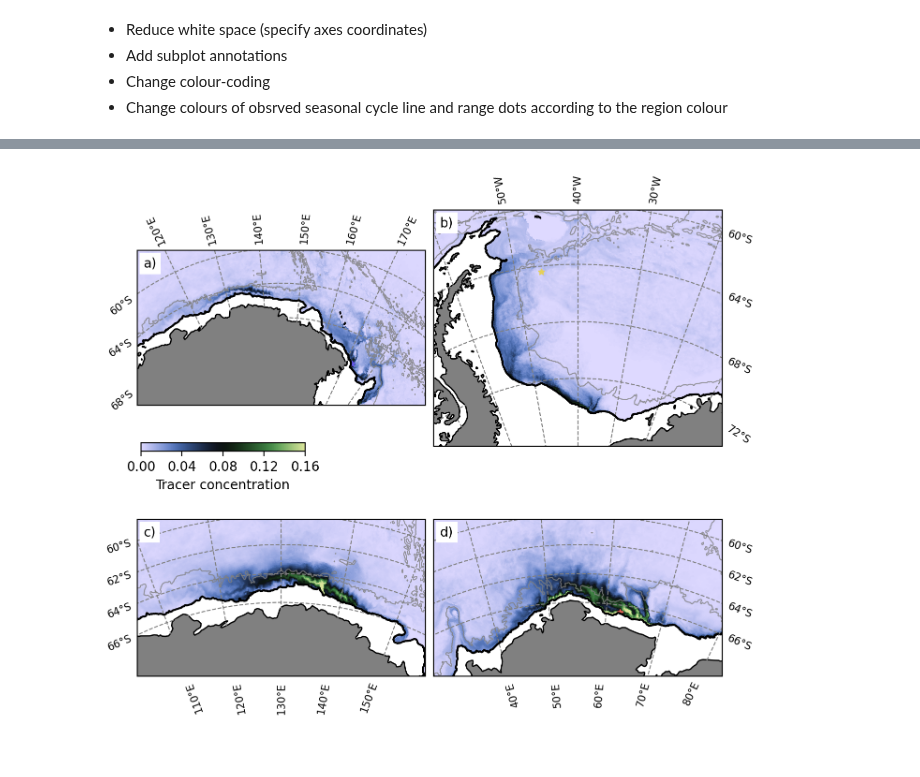
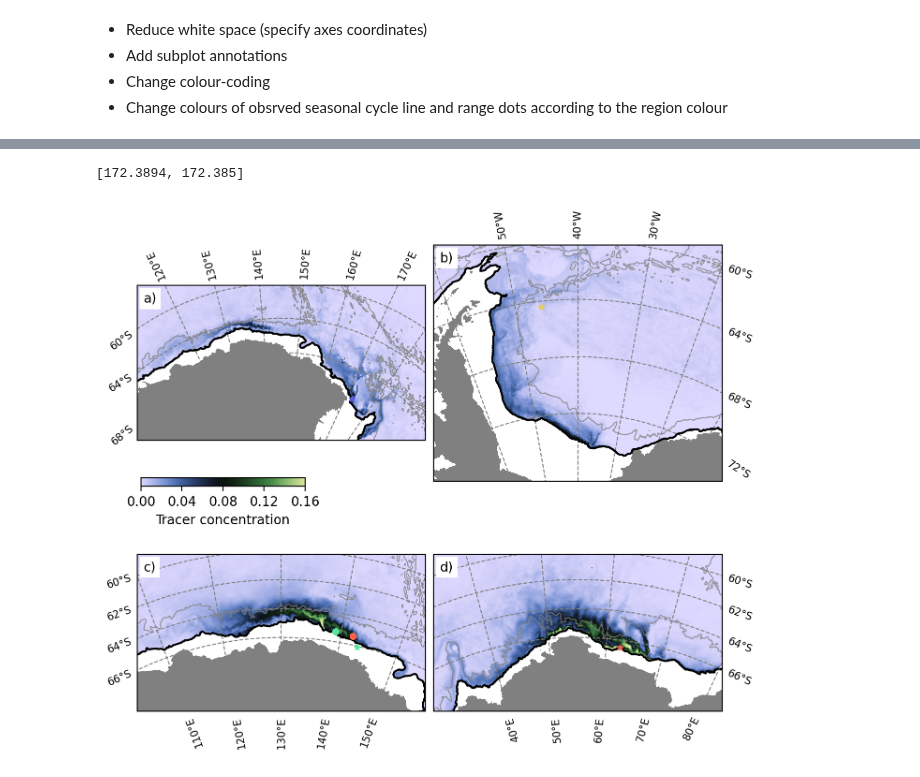
Before and after one commit to polinaesia/AABW_variability, a Jupyter notebook: Figure_model_validation_bottom.ipynb, the cells around one changed output, grey strips where cells are left out. Drawn from its saved outputs; the diff is of its cells as text; code cells hidden in the pictures.

```diff
--- a/Figure_model_validation_bottom.ipynb
+++ b/Figure_model_validation_bottom.ipynb
@@ -409,22 +424,24 @@ plt.legend()
 # %%
-mertz2_moved = [139-360, -65.3]
-model_mertz2_temp= temp.sel(xt_ocean=mertz2_moved[0],method='nearest').sel(yt_ocean=mertz2_moved[1],method='nearest')
+mertz_moved = [139-360, -65.3]
+mertz_moved2 = [142-360, -65.4]
+# model_mertz2_temp= bottom_temp.sel(xt_ocean=np.array(mertz_lon).mean()-360,method='nearest').sel(yt_ocean=np.array(mertz_lat).mean(),method='nearest')
+model_mertz2_temp = bottom_temp.sel(xt_ocean=mertz_moved[0], method='nearest').sel(yt_ocean=mertz_moved[1], method='nearest')
 model_mertz2_temp_clim = model_mertz2_temp.groupby('time.month').mean('time')
 model_mertz2_temp_range_annual = model_mertz2_temp.groupby('time.year').max('time') - model_mertz2_temp.groupby('time.year').min('time')
 
 # for CALM, I don't use digital subscript as both calm1 and calm2 datasets are from the same mooring (different instruments)
-model_calm_temp = temp.sel(xt_ocean=calm1.lon-360, method='nearest').sel(yt_ocean=calm1.lat, method='nearest')
+model_calm_temp = bottom_temp.sel(xt_ocean=np.array(calm_lon).mean()-360, method='nearest').sel(yt_ocean=np.array(calm_lat).mean(), method='nearest')
 model_calm_temp_clim = model_calm_temp.groupby('time.month').mean('time')
 model_calm_temp_range_annual = model_calm_temp.groupby('time.year').max('time') - model_calm_temp.groupby('time.year').min('time')
 
 
 # KOMBI
-model_kombi_temp = temp.sel(xt_ocean=kombi.longitude, method='nearest').sel(yt_ocean=kombi.latitude, method='nearest')
+model_kombi_temp = bottom_temp.sel(xt_ocean=kombi.longitude, method='nearest').sel(yt_ocean=kombi.latitude, method='nearest')
 model_kombi_temp_clim = model_kombi_temp.groupby('time.month').mean('time')
 model_kombi_temp_range_annual = model_kombi_temp.groupby('time.year').max('time') - model_kombi_temp.groupby('time.year').min('time')
 
 # AWI
-model_awi_temp = temp.sel(xt_ocean=awi217.lon, method='nearest').sel(yt_ocean=awi217.lat, method='nearest')
+model_awi_temp = bottom_temp.sel(xt_ocean=np.array(awi_lon).mean(), method='nearest').sel(yt_ocean=np.array(awi_lat).mean(), method='nearest')
 model_awi_temp_clim = model_awi_temp.groupby('time.month').mean('time')
 model_awi_temp_range_annual = model_awi_temp.groupby('time.year').max('time') - model_awi_temp.groupby('time.year').min('time')
 
@@ -811,9 +1146,13 @@ plt.savefig(f'{figdir}/model_obs_comparison.png', dpi=300)
+# %%
+calm_lon
+# %% [output]
+[172.3894, 172.385]
 # %%
 # Load data
-rsbw_range = xr.open_dataset('/g/data/x77/ps7863/data/AABW_variability/bottom_200m/RSBW_range_1968-2018.nc')
-albw_range = xr.open_dataset('/g/data/x77/ps7863/data/AABW_variability/bottom_200m/ALBW_range_1968-2018.nc')
-wsbw_range = xr.open_dataset('/g/data/x77/ps7863/data/AABW_variability/bottom_200m/WSBW_range_1968-2018.nc')
-pbbw_range = xr.open_dataset('/g/data/x77/ps7863/data/AABW_variability/bottom_200m/PBBW_range_1968-2018.nc')
+rsbw_range = xr.open_dataset('/g/data/x77/ps7863/data/AABW_variability/bottom_500m/RSBW_range_detrended_1968-2018.nc')
+albw_range = xr.open_dataset('/g/data/x77/ps7863/data/AABW_variability/bottom_500m/ALBW_range_detrended_1968-2018.nc')
+wsbw_range = xr.open_dataset('/g/data/x77/ps7863/data/AABW_variability/bottom_500m/WSBW_range_detrended_1968-2018.nc')
+pbbw_range = xr.open_dataset('/g/data/x77/ps7863/data/AABW_variability/bottom_500m/PBBW_range_detrended_1968-2018.nc')
 
 rsbw_range = rsbw_range['RSBW_range']
 albw_range = albw_range['ALBW_range']
@@ -883,9 +1218,6 @@ for name, pos in subplot_positions.items():
     r = regions[name]
     proj = ccrs.Stereographic(central_latitude=-90, central_longitude=r["midlon"])
     ax = fig.add_subplot(gs[pos], projection=proj)
-
-    ax.add_feature(land_50m)
-    ax.coastlines(resolution="50m")
     ax.set_extent([r["minlon"], r["maxlon"], r["minlat"], r["maxlat"]], crs=ccrs.PlateCarree())
     gl=ax.gridlines(draw_labels=True, linestyle='--', color='grey', x_inline=False, y_inline=False)
     ax.spines['geo'].set_visible(True)
@@ -908,7 +1240,7 @@ for name, pos in subplot_positions.items():
         gl.right_labels = False
         gl.xlocator = mticker.FixedLocator([120, 130, 140, 150, 160, 170, 180])
         gl.ylocator = mticker.FixedLocator([-68, -64, -60])
-        ax.scatter(calm1.lon, calm1.lat, s=20, marker='*', color=c_ross, transform=ccrs.PlateCarree())
+        ax.scatter(np.array(calm_lon).mean(), np.array(calm_lat).mean(), s=20, marker='*', color=c_ross, transform=ccrs.PlateCarree(), zorder=4)
 
     if name=='Weddell':
         ax.pcolormesh(wsbw_range.xt_ocean+360, wsbw_range.yt_ocean, wsbw_range, cmap=cmap, norm=norm,  alpha=alpha,transform=ccrs.PlateCarree())
@@ -921,7 +1253,7 @@ for name, pos in subplot_positions.items():
         gl.bottom_labels = False
         gl.left_labels = False
         gl.ylocator = mticker.FixedLocator([-72, -68, -64, -60])
-        ax.scatter(awi217.lon, awi217.lat, s=20, marker='*', color=c_weddell, transform=ccrs.PlateCarree())
+        ax.scatter(np.array(awi_lon).mean(), np.array(awi_lat).mean(), s=20, marker='*', color=c_weddell, transform=ccrs.PlateCarree())
 
 
     if name=='Adelie':
@@ -935,9 +1267,9 @@ for name, pos in subplot_positions.items():
         gl.right_labels = False
         gl.ylocator = mticker.FixedLocator([-66, -64, -62, -60])
         gl.top_labels = False
-        ax.scatter(mertz2.lon, mertz2.lat, s=20, marker='*', color=c_adelie, transform=ccrs.PlateCarree(), zorder=0)
-        ax.scatter(mertz2_moved[0], mertz2_moved[1], s=20, marker='o', color=c_adelie, transform=ccrs.PlateCarree(), zorder=0)
-
+        ax.scatter(np.array(mertz_lon).mean(), np.array(mertz_lat).mean(), s=20, marker='*', color=c_adelie, transform=ccrs.PlateCarree(), zorder=4)
+        ax.scatter(mertz_moved[0]+360, mertz_moved[1], s=20, marker='o', color=c_adelie, transform=ccrs.PlateCarree(), zorder=4)
+        ax.scatter(mertz_moved2[0]+360, mertz_moved2[1], s=20, marker='o', color='tomato', transform=ccrs.PlateCarree(), zorder=4)
 
     if name=='Prydz':
         ax.pcolormesh(pbbw_range.xt_ocean+360, pbbw_range.yt_ocean, pbbw_range, cmap=cmap, norm=norm, alpha=alpha, transform=ccrs.PlateCarree())
@@ -951,37 +1283,40 @@ for name, pos in subplot_positions.items():
         gl.ylocator = mticker.FixedLocator([-66, -64, -62, -60])
         gl.left_labels = False
         gl.top_labels = False
-        ax.scatter(kombi.longitude, kombi.latitude, s=20, marker='*', color=c_prydz, transform=ccrs.PlateCarree())
+        ax.scatter(kombi.longitude, kombi.latitude, s=20, marker='*', color=c_prydz, transform=ccrs.PlateCarree(), zorder=4)
 
 
     ax.contour(shelf.xt_ocean, shelf.yt_ocean,shelf,
                 [0.5],
                 colors = 'k',
                 linewidths = 1.5,
                 transform=ccrs.PlateCarree())
 
     ax.contour(ht.xt_ocean, ht.yt_ocean, ht,
                     levels=[3500],
                     colors='grey',
                     linewidths=.8,
                     alpha=.8,
                     transform=ccrs.PlateCarree())
     ax.contourf(shelf.xt_ocean, shelf.yt_ocean, shelf, [0.5, 1], transform=ccrs.PlateCarree(), colors='white')
-
+    ax.contourf(land.xt_ocean, land.yt_ocean, land,
+             transform=ccrs.PlateCarree(),
+             colors='grey'
+            )
 cbar_ax1 = fig.add_axes([0.06, 0.5, 0.25, 0.015])  # [left, bottom, width, height]
 
 cbar1 = plt.colorbar(pc, cax=cbar_ax1,
                      orientation='horizontal',
                      spacing='proportional',
                      ticks=[0, 0.04, 0.08, 0.12, 0.16],
                      location='bottom'
                     )
 # cbar1.tick_params(labelsize=10)
 cbar1.set_label('Tracer concentration', fontsize=10)
 
 figdir = '/g/data/x77/ps7863/figures/figures_access_workshop/'
 
-plt.savefig(f'{figdir}/tracer_seasonal_range_1968-2018.png', dpi=300, bbox_inches='tight')
+# plt.savefig(f'{figdir}/tracer_seasonal_range_1968-2018.png', dpi=300, bbox_inches='tight')
 # %% [output]
-[figure, old version]
+[figure, new version]
 # %%
```
Also changed, not shown: parts of 38 cells of this notebook, 9 other files.
